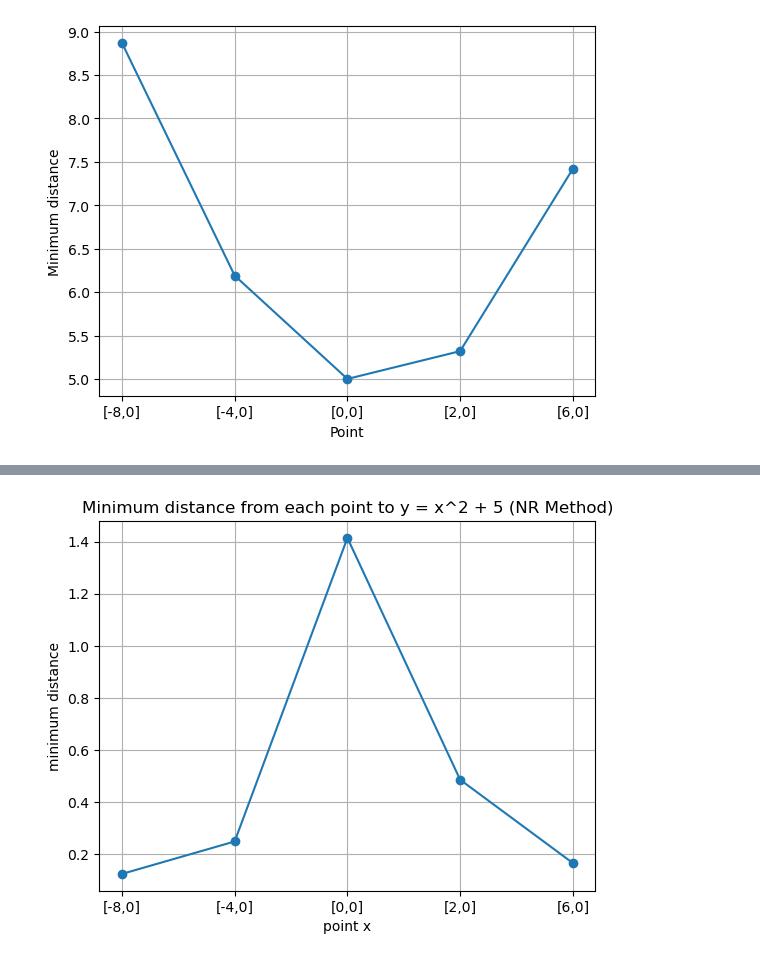
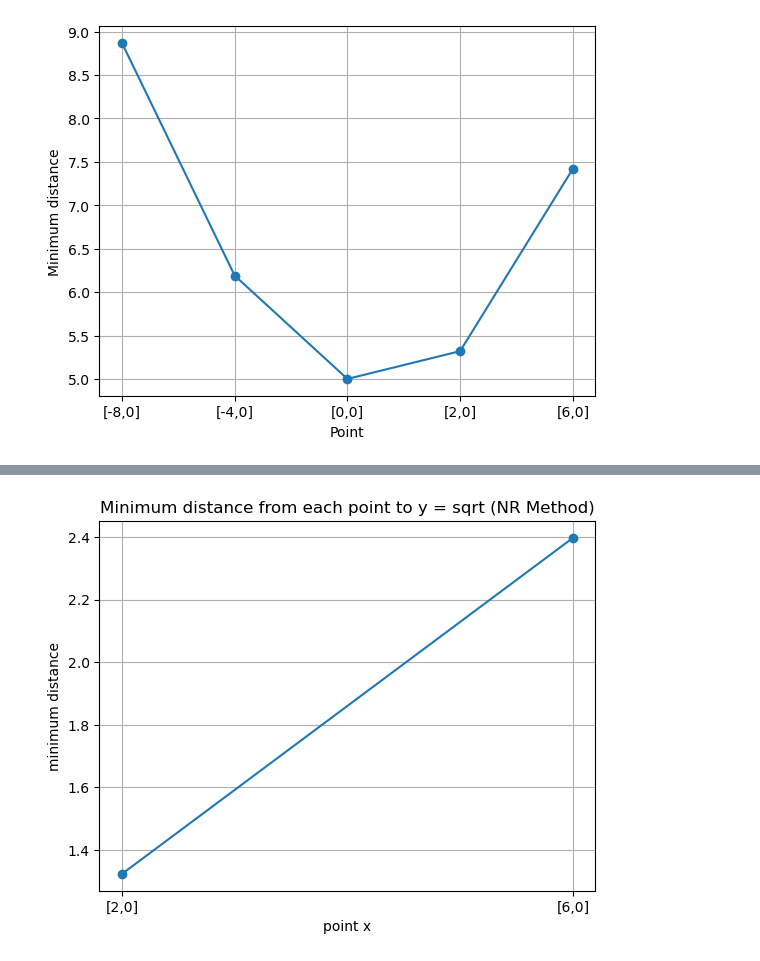
Before and after one commit to EthanAB99/EthanAB99.github.io, a Jupyter notebook: assignment1.ipynb, the cells around one changed output, grey strips where cells are left out. Saved outputs shown, nothing was run; the diff lists cells and outputs as text; code cells hidden in the pictures.

```diff
--- a/assignment1.ipynb
+++ b/assignment1.ipynb
@@ -51,7 +52,7 @@ plt.show()
 
 dis_Bi = []
 for x0, y0 in points:
-    min_dist, x_min = Bi.golden_section_search(x0, y0, lambda x:1/x, -10,10)
+    min_dist, x_min = Bi.golden_section_search(x0, y0, lambda x: np.sqrt(x), -10,10)
     dis_Bi.append(min_dist)
 # %%
 x_points = [p[0] for p in points]
@@ -68,21 +69,21 @@ plt.show()
 dis_NR = []
 reload(NR)
 for x0, y0 in points:
-    min_dist, x_min = NR.find_distance_newton(x0 = x0,y0 =  y0,f=lambda x: 1/x,
-df=lambda x: -1/x**2,
-ddf=lambda x: 2/x**3,
-initial_guess=-10,tolerance=1e-7,max_iter=1000) #update function handle
+    min_dist, x_min = NR.find_distance_newton(x0 = x0,y0 =  y0,f=lambda x: np.sqrt(x),
+df=lambda x: 1/(2*np.sqrt(x)),
+ddf=lambda x: -1/(4*x**1.5),
+initial_guess=0.1,tolerance=1e-5,max_iter=1000) #update function handle
     dis_NR.append(min_dist)
 # %%
 
 plt.plot(x_plot, dis_NR, marker ='o')
 plt.xlabel("point x")
 plt.ylabel("minimum distance")
-plt.title("Minimum distance from each point to y = x^2 + 5 (NR Method)")
+plt.title("Minimum distance from each point to y = sqrt (NR Method)")
 plt.grid()
-plt.savefig("Newton-Raphson Method_inverse_x")
+plt.savefig("Newton-Raphson Method_root")
 # %% [output]
-[figure, old version]
+[figure, new version]
 # %%
 dis_NR = np.array(dis_NR)
 dis_Bi = np.array(dis_Bi)
```
Also changed, not shown: parts of 6 cells of this notebook, 9 other files.
